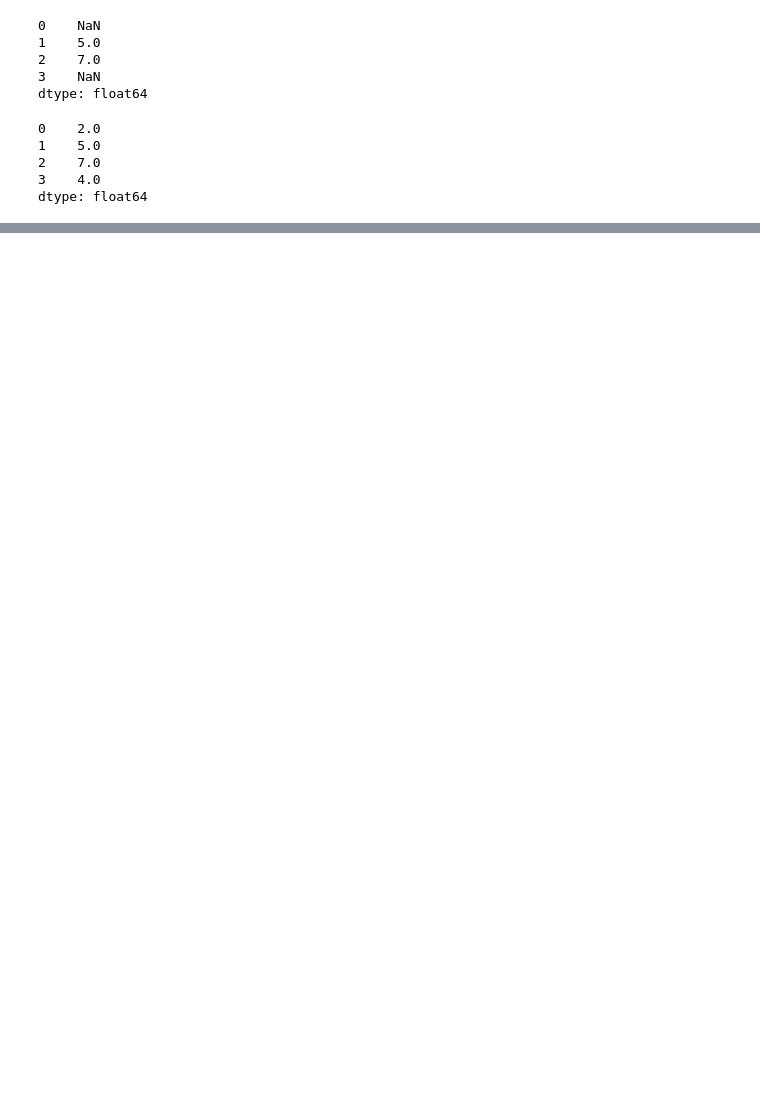
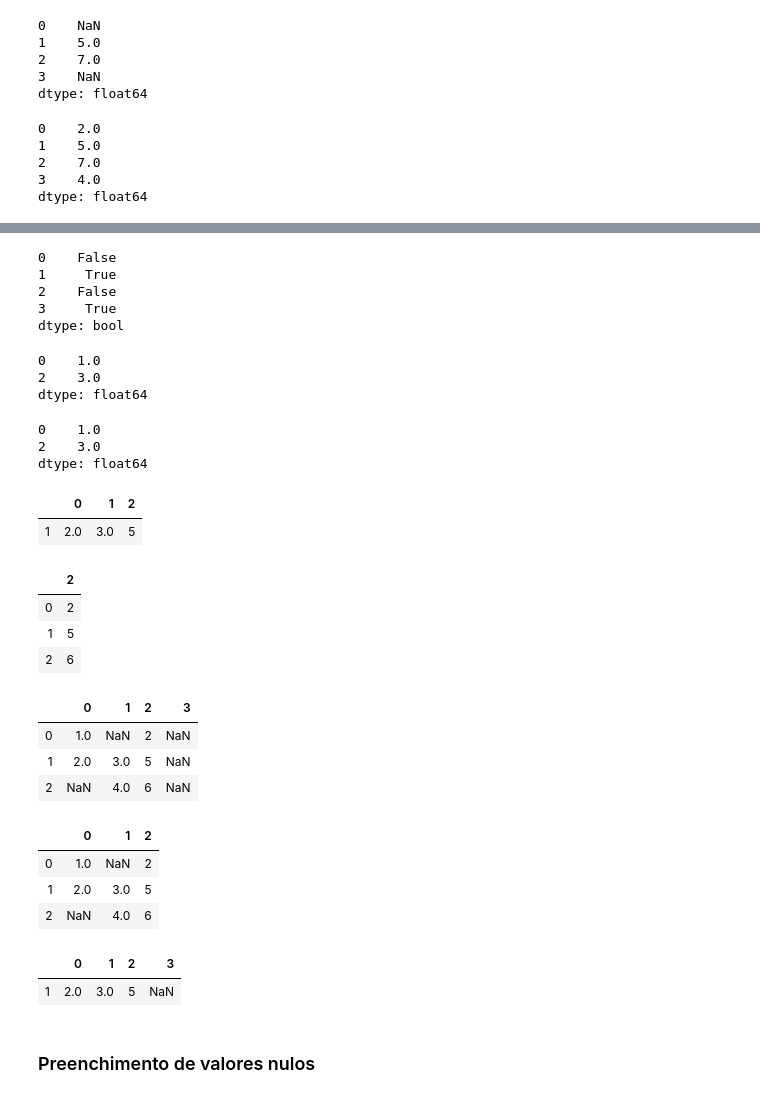
Before and after one commit to MrPinabutter/Projetos, a Jupyter notebook: pandas/Pandas.ipynb, the cells around one changed output, grey strips where cells are left out. Saved outputs shown, nothing was run; the diff lists cells and outputs as text; code cells hidden in the pictures; blank space fills up the shorter version.

```diff
--- a/pandas/Pandas.ipynb
+++ b/pandas/Pandas.ipynb
@@ -427,0 +457,62 @@ A.add(B, fill_value=fill)
+# %%
+# Para identificar quais valores são nulos existe a função
+val3.isnull()
+# %% [output]
+0    False
+1     True
+2    False
+3     True
+dtype: bool
+# %%
+# Para selecionar os valores não nulos basta usar uma mascara
+val3[val3.notnull()]
+# %% [output]
+0    1.0
+2    3.0
+dtype: float64
+# %%
+# Para remover esses valores:
+val3.dropna()
+# %% [output]
+0    1.0
+2    3.0
+dtype: float64
+# %%
+# Num dataframe essa função remove toda a linha
+df = pd.DataFrame([[1, np.nan, 2], [2, 3, 5], [np.nan, 4, 6]])
+df.dropna()
+# %% [output]
+|  | 0 | 1 | 2 |
+| 1 | 2.0 | 3.0 | 5 |
+# %%
+# Caso deseje remover apenas as colunas basta:
+df.dropna(axis=1) # ou axis = 'columns'
+# %% [output]
+|  | 2 |
+| 0 | 2 |
+| 1 | 5 |
+| 2 | 6 |
+# %%
+# Para remover apenas as colunas com TODOS os dados do tipo Nan:
+df[3] = np.nan
+df
+# %% [output]
+|  | 0 | 1 | 2 | 3 |
+| 0 | 1.0 | NaN | 2 | NaN |
+| 1 | 2.0 | 3.0 | 5 | NaN |
+| 2 | NaN | 4.0 | 6 | NaN |
+# %%
+df.dropna(axis='columns', how='all')
+# %% [output]
+|  | 0 | 1 | 2 |
+| 0 | 1.0 | NaN | 2 |
+| 1 | 2.0 | 3.0 | 5 |
+| 2 | NaN | 4.0 | 6 |
+# %%
+# O parametro thresh deixa voçê especificar o numero minimo de notnull para a coluna(ou linha) ser mantida
+df.dropna(axis='rows', thresh=3)
+# %% [output]
+|  | 0 | 1 | 2 | 3 |
+| 1 | 2.0 | 3.0 | 5 | NaN |
+# %% [markdown]
+### Preenchimento de valores nulos
```
Also changed, not shown: parts of 47 cells of this notebook.
